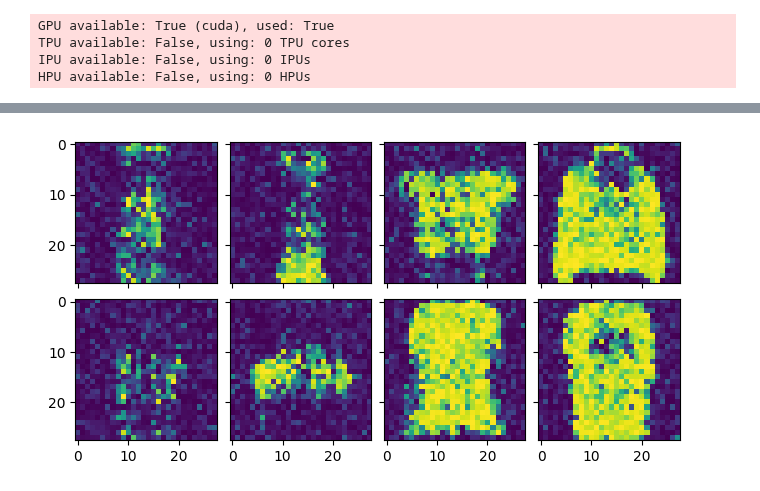
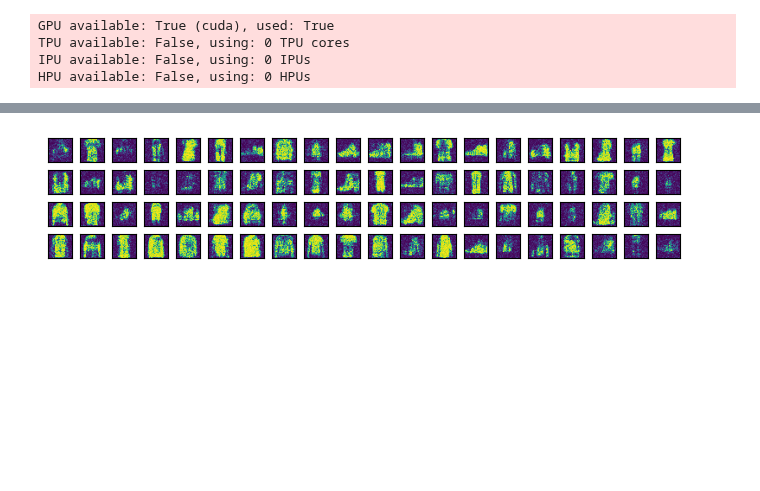
Before and after one commit to esennesh/dcpc_paper, a Jupyter notebook: experiments/ppc_fashionmnist_eval.ipynb, the cells around one changed output, grey strips where cells are left out. Saved outputs shown, nothing was run; the diff lists cells and outputs as text; code cells hidden in the pictures; blank space fills up the shorter version.

```diff
--- a/experiments/ppc_fashionmnist_eval.ipynb
+++ b/experiments/ppc_fashionmnist_eval.ipynb
@@ -23,5 +23,5 @@ TPU available: False, using: 0 TPU cores
 IPU available: False, using: 0 IPUs
 HPU available: False, using: 0 HPUs
 # %%
-trainer.fit(model, data, ckpt_path="saved/models/FashionMnist_Ppc/0521_195417/checkpoint_1999.ckpt")
+trainer.fit(model, data, ckpt_path="saved/models/FashionMnist_Ppc/0521_222045/checkpoint_1999.ckpt")
 # %% [output]
@@ -103,7 +103,9 @@ fig, axes = plt.subplots(nrows=2, ncols=5, sharex="all", sharey="all", layout="c
 
 for i in range(5):
     axes[0, i].imshow(xs[i].squeeze().detach().numpy())
+    axes[0, i].set(xticklabels=[], yticklabels=[], xticks=[], yticks=[])
     axes[1, i].imshow(x_hats[i].squeeze().detach().numpy())
+    axes[1, i].set(xticklabels=[], yticklabels=[], xticks=[], yticks=[])
 
 fig.savefig("ppc_fashionmnist_recons.pdf", bbox_inches="tight")
 plt.show()
@@ -112,15 +114,16 @@ plt.show()
 # %%
 model.graph.clear()
 # %%
-x_hats = model.graph(B=len(xs), mode="prior", P=model.num_particles)
+x_hats = model.graph(B=20, mode="prior", P=4)
 # %%
-fig, axes = plt.subplots(nrows=model.num_particles, ncols=4, sharex="all", sharey="all", layout="compressed")
+fig, axes = plt.subplots(nrows=4, ncols=20, squeeze=False, sharex="all", sharey="all", layout="compressed")
 
-for i in range(model.num_particles):
-    for j in range(4):
+for i in range(4):
+    for j in range(20):
         axes[i, j].imshow(x_hats[i, j].squeeze().detach().numpy())
+        axes[i, j].set(xticklabels=[], yticklabels=[], xticks=[], yticks=[])
 
 fig.savefig("ppc_fashionmnist_samples.pdf", bbox_inches="tight")
 plt.show()
 # %% [output]
-[figure, old version]
+[figure, new version]
```
Also changed, not shown: parts of 4 cells of this notebook, 1 other file.
